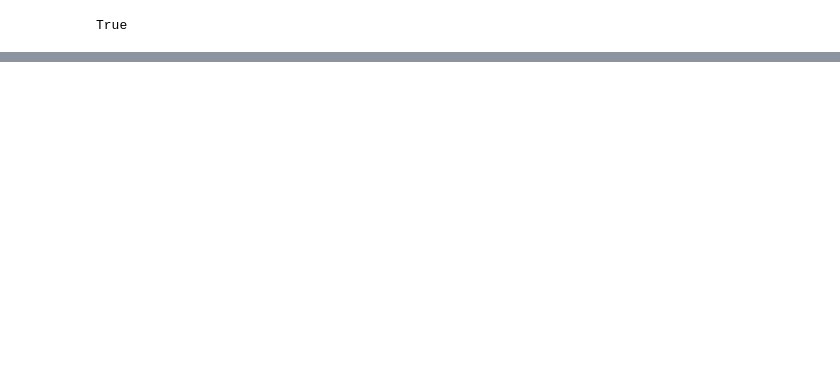
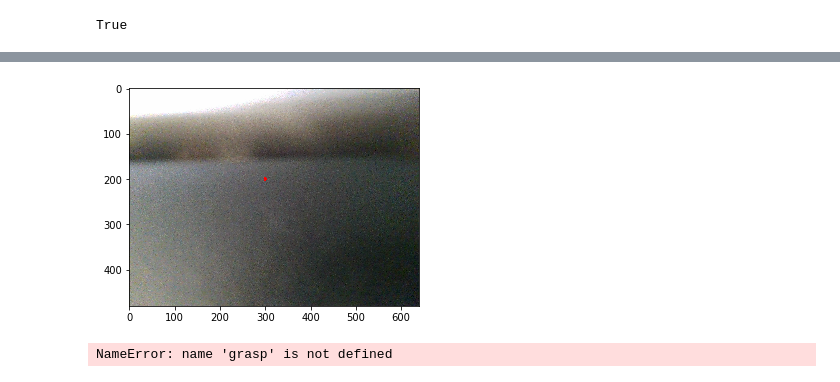
Before and after one commit to MrDio/cv_pipeline-1, a Jupyter notebook: api_connect/api_connect.ipynb, the cells around one changed output, grey strips where cells are left out. Saved outputs shown, nothing was run; the diff lists cells and outputs as text; code cells hidden in the pictures; blank space fills up the shorter version.

```diff
--- a/api_connect/api_connect.ipynb
+++ b/api_connect/api_connect.ipynb
@@ -157,0 +121,5 @@ True
+# %%
+def plotScGrasp(img, x, y, color=(255, 0, 0)):
+    img2 = cv2.cvtColor(img.copy(), cv2.COLOR_BGR2RGB)
+    cv2.circle(img2,(int(x),int(y)),2,color,3)
+    plt.imshow(img2)
@@ -157,0 +131,10 @@ True
+# %%
+img_ = img.copy()
+# %%
+plotScGrasp(img_, 300,200)
+# %% [output]
+[figure, added]
+# %%
+plotPjGrasp(img_, grasp)
+# %% [output]
+NameError: name 'grasp' is not defined
```
Also changed, not shown: parts of 16 cells of this notebook, 1 other file.
